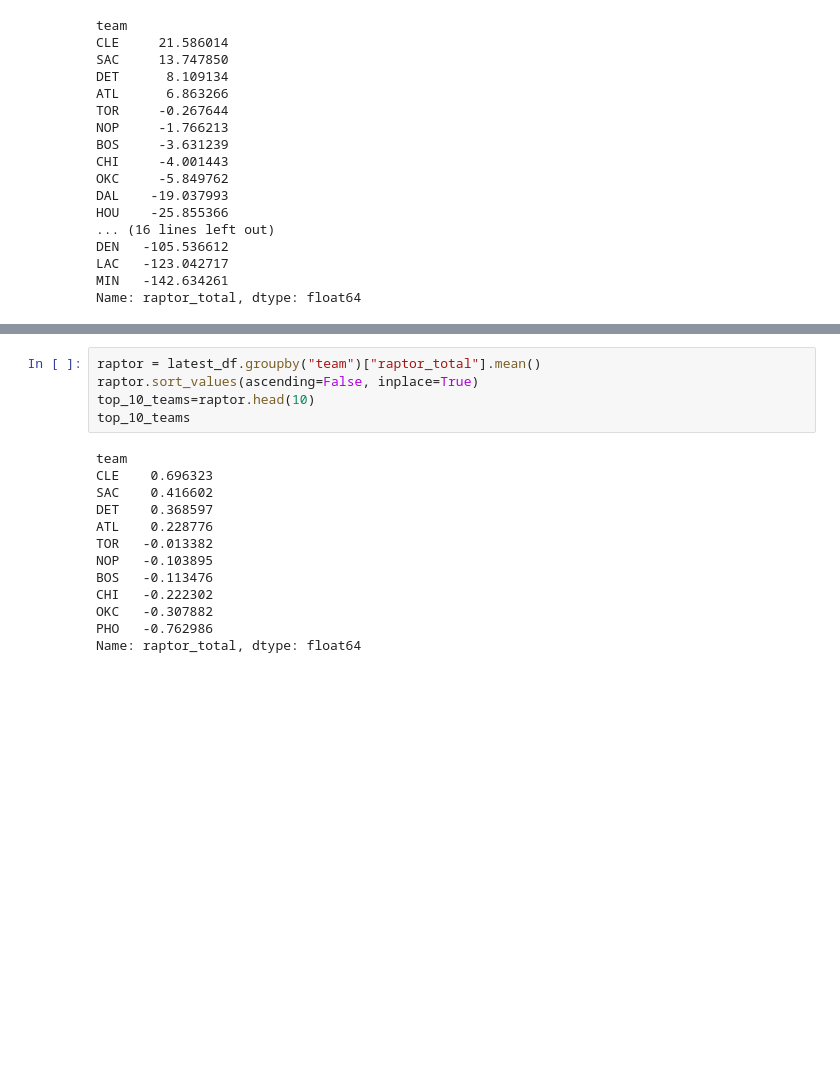
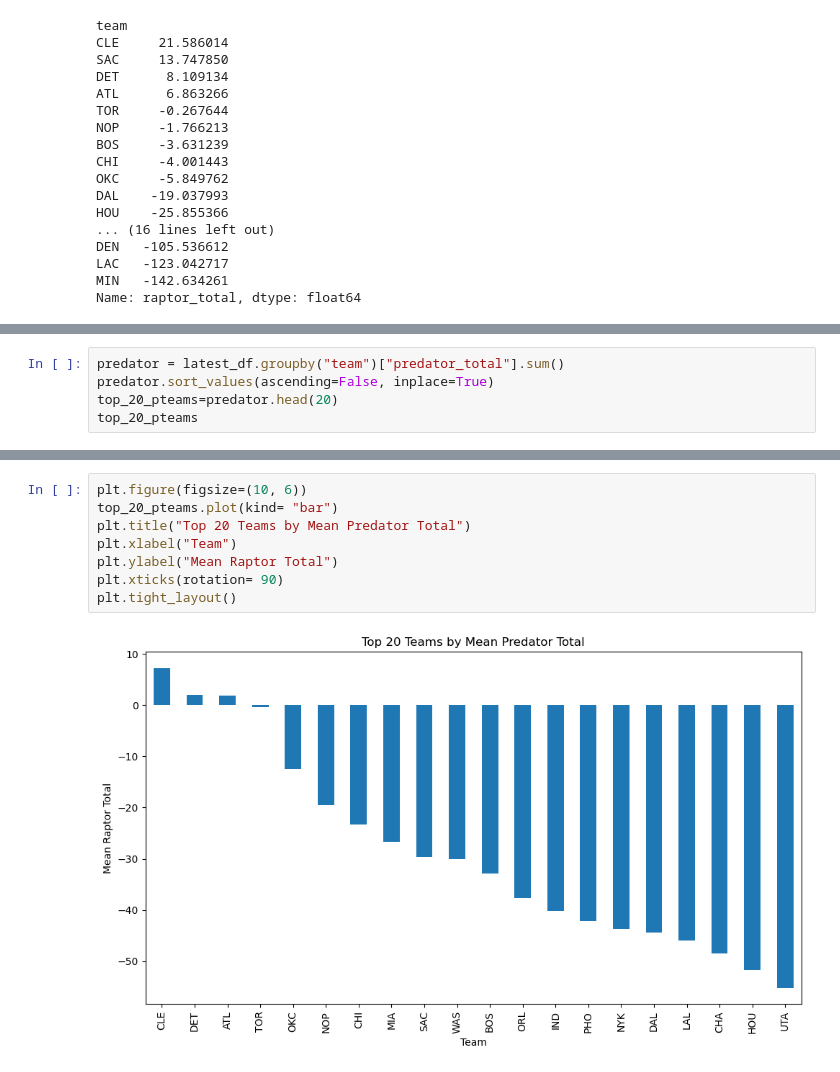
Before and after one commit to UzmaSayyeda/Project01, a Jupyter notebook: Team RAPTOR Comparisons.ipynb, the cells around one changed output, grey strips where cells are left out. Drawn from its saved outputs; the diff is of its cells as text; blank space fills up the shorter version.

```diff
--- a/Team RAPTOR Comparisons.ipynb
+++ b/Team RAPTOR Comparisons.ipynb
@@ -131,0 +146,5 @@ Name: raptor_total, dtype: float64
+# %%
+predator = latest_df.groupby("team")["predator_total"].sum()
+predator.sort_values(ascending=False, inplace=True)
+top_20_pteams=predator.head(20)
+top_20_pteams
@@ -142,19 +179,11 @@ plt.tight_layout()
-# %%
-raptor = latest_df.groupby("team")["raptor_total"].mean()
-raptor.sort_values(ascending=False, inplace=True)
-top_10_teams=raptor.head(10)
-top_10_teams
-# %% [output]
-team
-CLE    0.696323
-SAC    0.416602
-DET    0.368597
-ATL    0.228776
-TOR   -0.013382
-NOP   -0.103895
-BOS   -0.113476
-CHI   -0.222302
-OKC   -0.307882
-PHO   -0.762986
-Name: raptor_total, dtype: float64
+# %%
+plt.figure(figsize=(10, 6))
+top_20_pteams.plot(kind= "bar")
+plt.title("Top 20 Teams by Mean Predator Total")
+plt.xlabel("Team")
+plt.ylabel("Mean Raptor Total")
+plt.xticks(rotation= 90)
+plt.tight_layout()
+# %% [output]
+[figure, added]
 # %%
```
Also changed, not shown: parts of 9 cells of this notebook, 4 other files.
